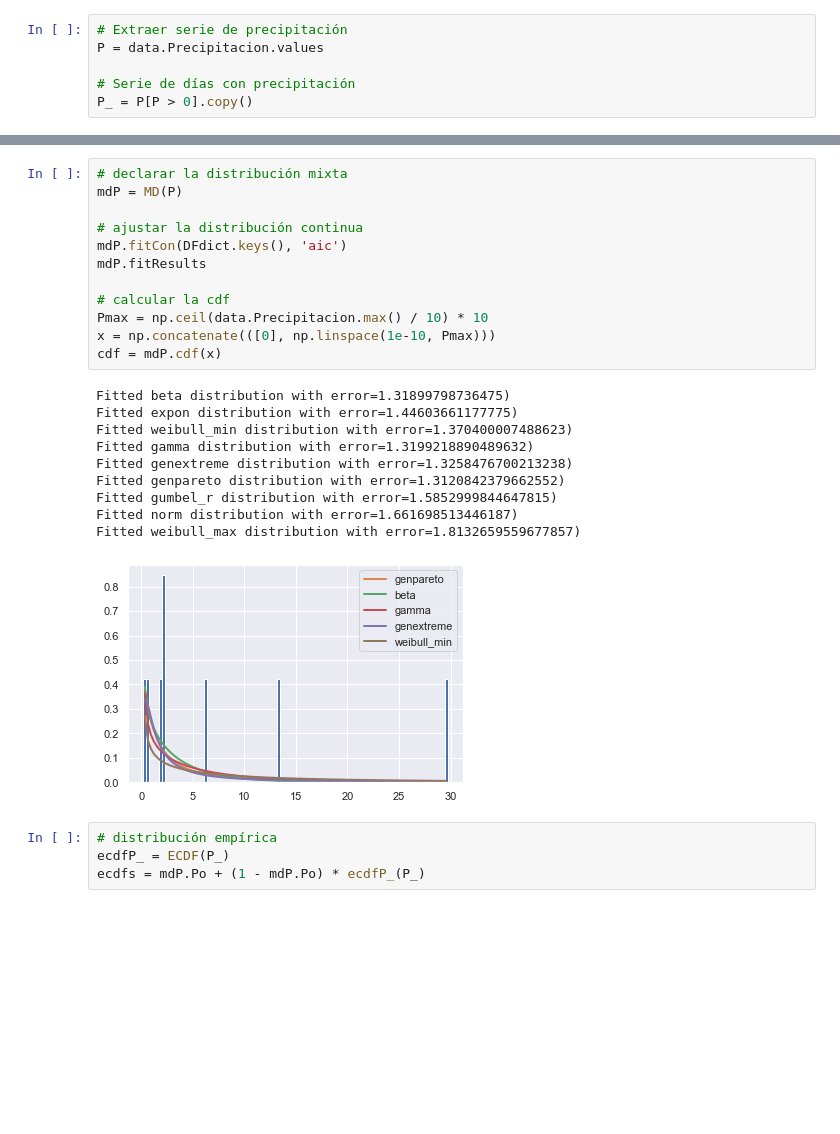
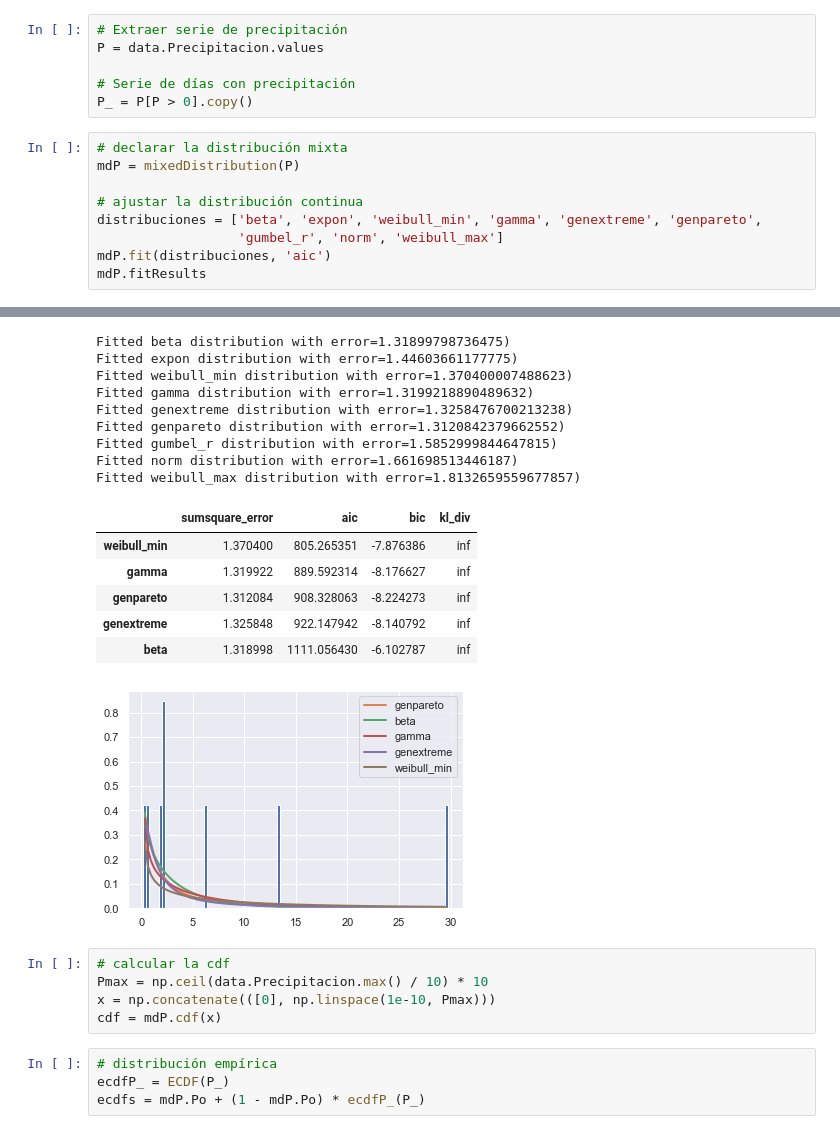
Before and after one commit to casadoj/Estadistica, a Jupyter notebook: docs/MD-Discreta+continua.ipynb, the cells around one changed output, grey strips where cells are left out. Drawn from its saved outputs; the diff is of its cells as text; blank space fills up the shorter version.

Commit message:
distribución mixta continua+continua

```diff
--- a/docs/MD-Discreta+continua.ipynb
+++ b/docs/MD-Discreta+continua.ipynb
@@ -101,3 +127,13 @@ P = data.Precipitacion.values
 
 # Serie de días con precipitación
 P_ = P[P > 0].copy()
+# %%
+# declarar la distribución mixta
+mdP = mixedDistribution(P)
+
+# ajustar la distribución continua
+distribuciones = ['beta', 'expon', 'weibull_min', 'gamma', 'genextreme', 'genpareto',
+                  'gumbel_r', 'norm', 'weibull_max']
+mdP.fit(distribuciones, 'aic')
+mdP.fitResults
+# %% [output]
@@ -104,26 +141,24 @@ P_ = P[P > 0].copy()
+Fitted beta distribution with error=1.31899798736475)
+Fitted expon distribution with error=1.44603661177775)
+Fitted weibull_min distribution with error=1.370400007488623)
+Fitted gamma distribution with error=1.3199218890489632)
+Fitted genextreme distribution with error=1.3258476700213238)
+Fitted genpareto distribution with error=1.3120842379662552)
+Fitted gumbel_r distribution with error=1.5852999844647815)
+Fitted norm distribution with error=1.661698513446187)
+Fitted weibull_max distribution with error=1.8132659559677857)
+|  | sumsquare_error | aic | bic | kl_div |
+| weibull_min | 1.370400 | 805.265351 | -7.876386 | inf |
+| gamma | 1.319922 | 889.592314 | -8.176627 | inf |
+| genpareto | 1.312084 | 908.328063 | -8.224273 | inf |
+| genextreme | 1.325848 | 922.147942 | -8.140792 | inf |
+| beta | 1.318998 | 1111.056430 | -6.102787 | inf |
+[figure, added]
 # %%
-# declarar la distribución mixta
-mdP = MD(P)
-
-# ajustar la distribución continua
-mdP.fitCon(DFdict.keys(), 'aic')
-mdP.fitResults
-
 # calcular la cdf
 Pmax = np.ceil(data.Precipitacion.max() / 10) * 10
 x = np.concatenate(([0], np.linspace(1e-10, Pmax)))
 cdf = mdP.cdf(x)
-# %% [output]
-Fitted beta distribution with error=1.31899798736475)
-Fitted expon distribution with error=1.44603661177775)
-Fitted weibull_min distribution with error=1.370400007488623)
-Fitted gamma distribution with error=1.3199218890489632)
-Fitted genextreme distribution with error=1.3258476700213238)
-Fitted genpareto distribution with error=1.3120842379662552)
-Fitted gumbel_r distribution with error=1.5852999844647815)
-Fitted norm distribution with error=1.661698513446187)
-Fitted weibull_max distribution with error=1.8132659559677857)
-[figure, removed]
 # %%
 # distribución empírica
 ecdfP_ = ECDF(P_)
```
Also changed, not shown: parts of 6 cells of this notebook, 2 other files.
